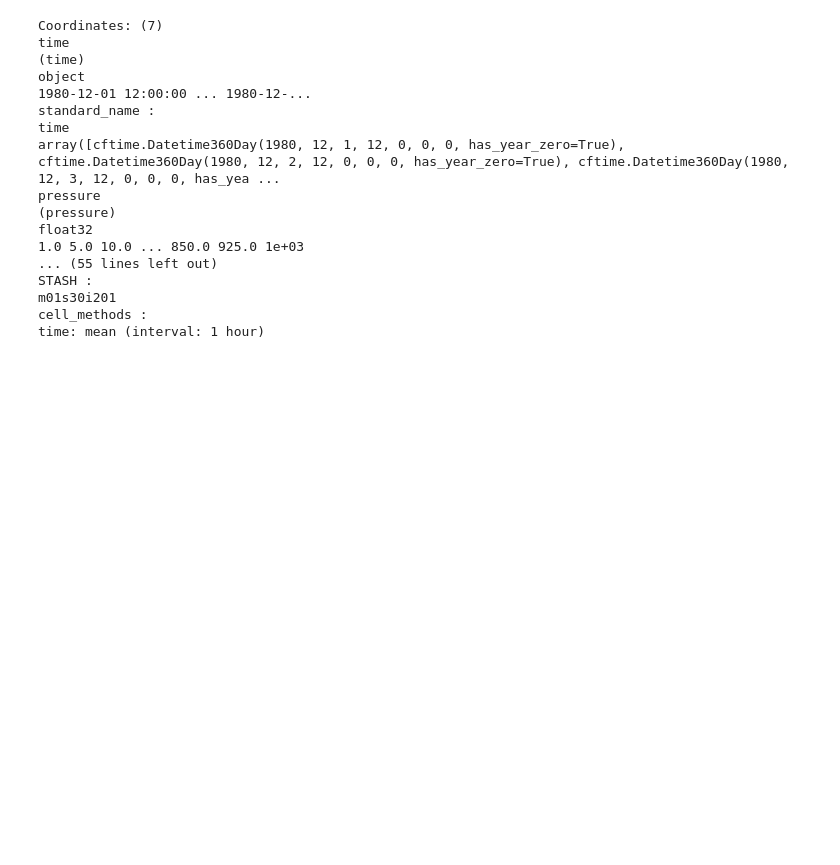
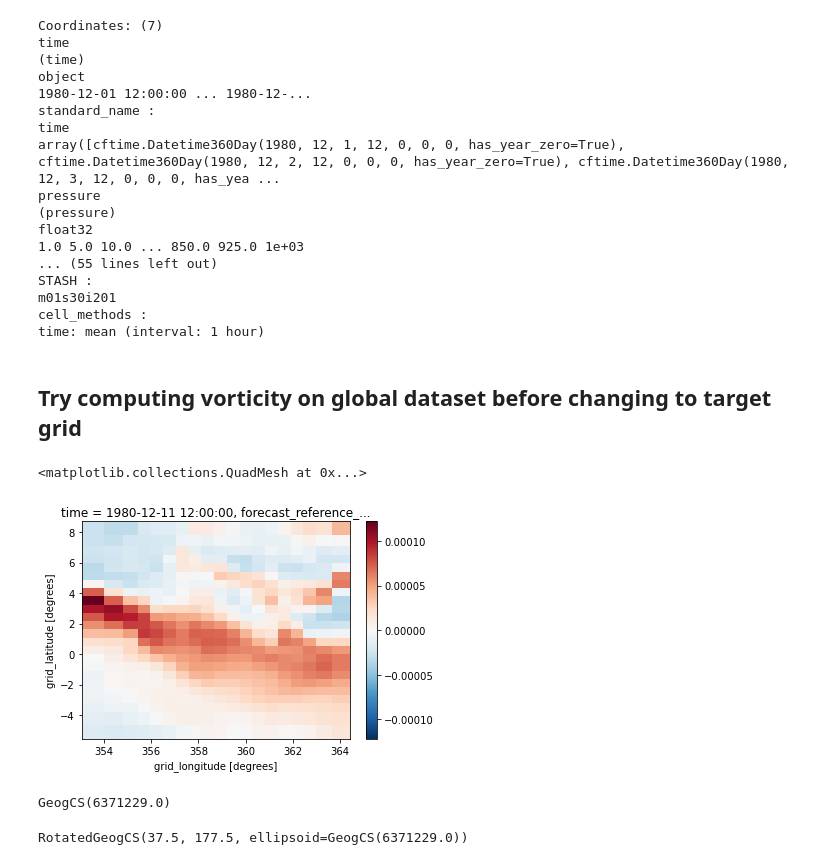
Before and after one commit to henryaddison/ml-downscaling-emulation, a Jupyter notebook: notebooks/learning/Moose GCM data.ipynb, the cells around one changed output. Saved outputs shown, nothing was run; the diff lists cells and outputs as text; code cells hidden in the pictures; blank space fills up the shorter version.

Commit message:
fiddling and checking GCM data
including example data processed by app

```diff
--- a/notebooks/learning/Moose GCM data.ipynb
+++ b/notebooks/learning/Moose GCM data.ipynb
@@ -44,3 +44,8 @@ Attributes:
     source:       Data from Met Office Unified Model
     um_version:   10.4
     Conventions:  CF-1.7
+# %%
+example_gcm_ywind_path = os.path.join(moose_gcm_scratch_dir, "ywind198012.nc")
+
+gcm_ywind = xr.open_dataset(example_gcm_ywind_path).sel(pressure=850.0)
+gcm_ywind
@@ -67,3 +93,7 @@ Attributes:
     source:       Data from Met Office Unified Model
     um_version:   10.6
     Conventions:  CF-1.7
+# %%
+dc = iris.load_cube(example_cpm_xwind_path).coords("grid_latitude")[0]
+
+iris.load_cube(example_cpm_xwind_path).var_name
@@ -149,3 +181,5 @@ STASH :
 m01s30i201
 cell_methods :
 time: mean (interval: 1 hour)
+# %% [markdown]
+## Try computing vorticity on global dataset before changing to target grid
@@ -151,0 +188,22 @@ time: mean (interval: 1 hour)
+# %%
+vort = metpy.calc.vorticity(gcm_xwind['x_wind'], gcm_ywind['y_wind'])
+vort
+
+vort_cube = vort.to_iris()
+gcm_xwind_cube = iris.load_cube(example_gcm_xwind_path, constraint=iris.Constraint(pressure=850.0))
+vort_cube.coords('longitude')[0].coord_system = iris.coord_systems.GeogCS(6371229.0)#gcm_xwind_cube.coords('longitude')[0].coord_system
+vort_cube.coords('latitude')[0].coord_system = iris.coord_systems.GeogCS(6371229.0)#gcm_xwind_cube.coords('latitude')[0].coord_system
+
+vort_regridder = iris.analysis.Nearest().regridder(vort_cube, target_cube)
+xr.DataArray.from_iris(vort_regridder(vort_cube)).isel(time=10).plot()#.isel(grid_latitude=slice(10,20), grid_longitude=slice(5, 15), time=10).values
+# %% [output]
+<matplotlib.collections.QuadMesh at 0x...>
+[figure, added]
+# %%
+gcm_xwind_cube.coords('longitude')[0].coord_system
+# %% [output]
+GeogCS(6371229.0)
+# %%
+target_cube.coords('grid_longitude')[0].coord_system
+# %% [output]
+RotatedGeogCS(37.5, 177.5, ellipsoid=GeogCS(6371229.0))
```
Also changed, not shown: parts of 14 cells of this notebook.
